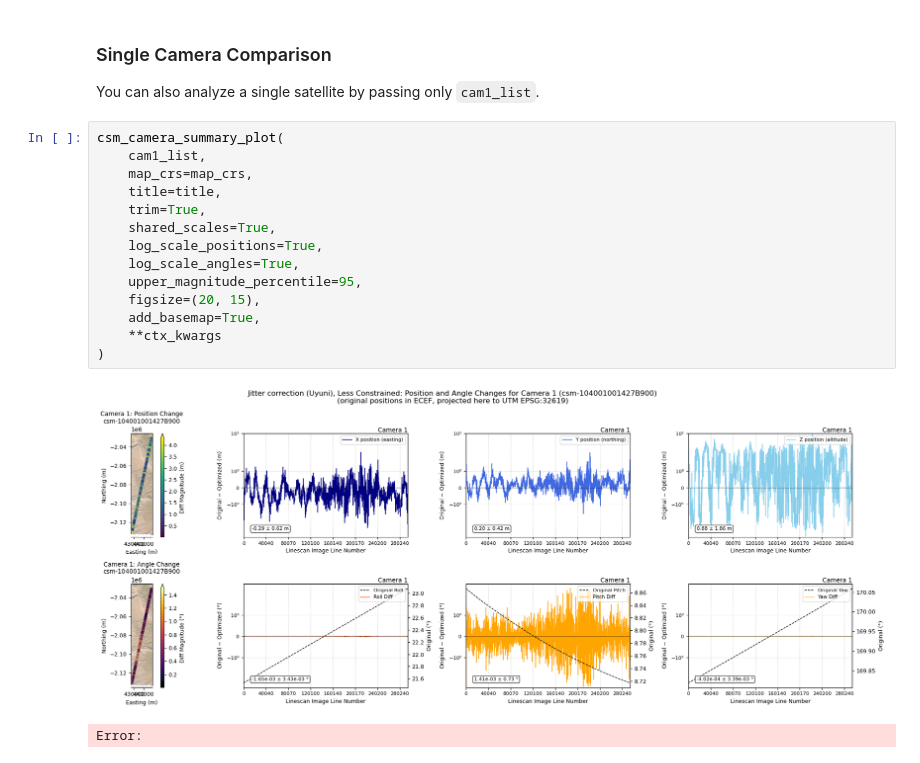
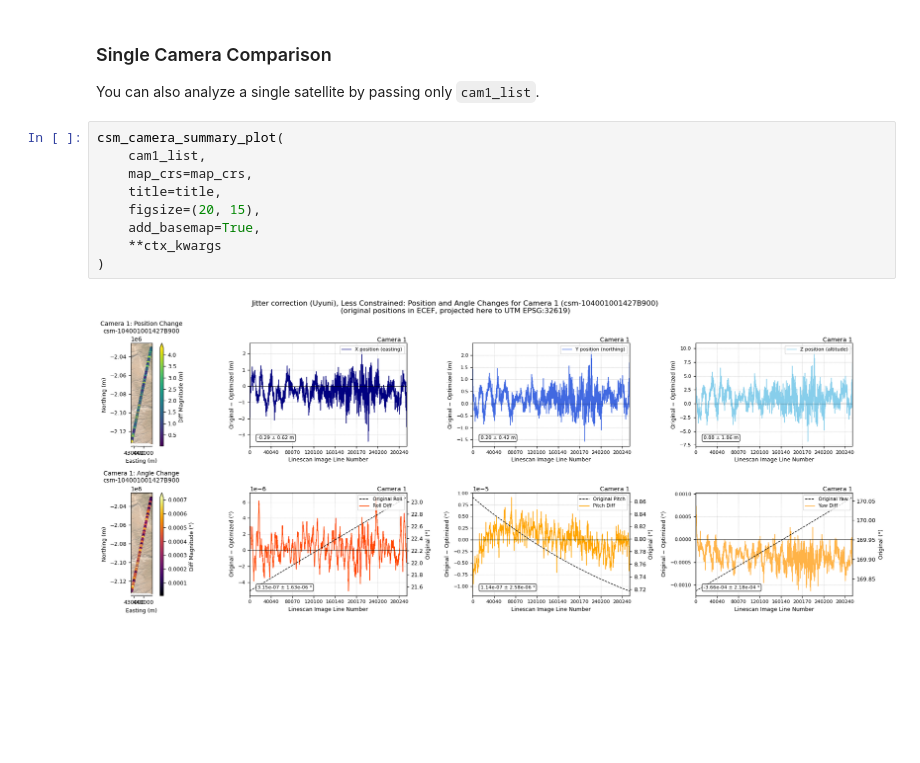
Before and after one commit to uw-cryo/asp_plot, a Jupyter notebook: notebooks/WorldView/worldview_uyuni_jitter_plots.ipynb, the cells around one changed output. Drawn from its saved outputs; the diff is of its cells as text; blank space fills up the shorter version.

```diff
--- a/notebooks/WorldView/worldview_uyuni_jitter_plots.ipynb
+++ b/notebooks/WorldView/worldview_uyuni_jitter_plots.ipynb
@@ -81,17 +93,11 @@ You can also analyze a single satellite by passing only `cam1_list`.
 # %%
 csm_camera_summary_plot(
     cam1_list,
     map_crs=map_crs,
     title=title,
-    trim=True,
-    shared_scales=True,
-    log_scale_positions=True,
-    log_scale_angles=True,
-    upper_magnitude_percentile=95,
     figsize=(20, 15),
     add_basemap=True,
     **ctx_kwargs
 )
 # %% [output]
-[figure, old version]
+[figure, new version]
-Error:
```
Also changed, not shown: parts of 11 cells of this notebook, 8 other files.
